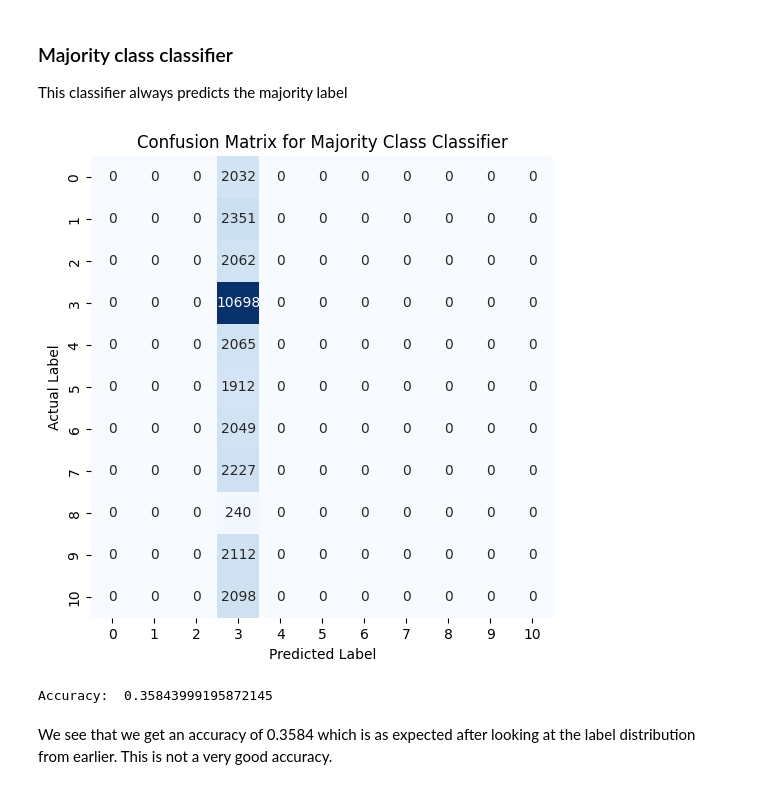
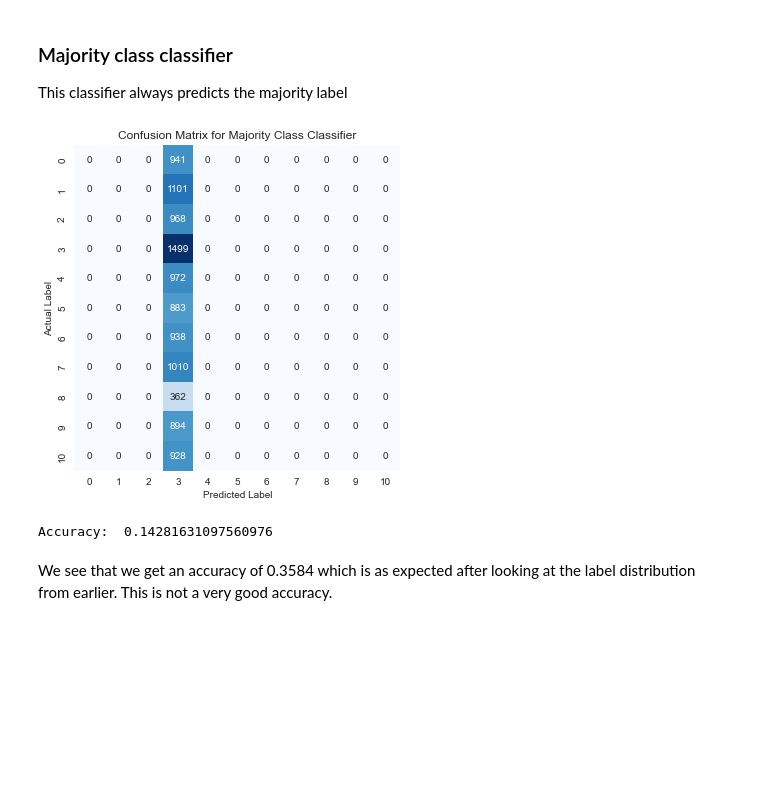
Before and after one commit to Maloha7/digit-recognizer, a Jupyter notebook: digitRecognizer.ipynb, the cells around one changed output. Cells and saved outputs as stored; diff of their text form; code cells hidden in the pictures; blank space fills up the shorter version.

```diff
--- a/digitRecognizer.ipynb
+++ b/digitRecognizer.ipynb
@@ -333,28 +331,25 @@ Label 10: 1747 (8.90%)
 ## Baseline models
 In this section we will look at a couple of baseline models wich we will try to beat with a better performing model later. For these models we will use holdout validation to measure accuracy. Thus we need to use part of the training data to validation data.
 # %%
-X_train, X_val, y_train, y_val = train_test_split(X_train, y_train, test_size=0.2, random_state=42)
+X_train, X_val, y_train, y_val = train_test_split(X_train_resample, y_train_resample, test_size=0.2, random_state=42)
 # %% [markdown]
 ### Majority class classifier
 This classifier always predicts the majority label
 # %%
 #Majority class classifier
 y_pred = np.full(y_val.shape, np.argmax(np.bincount(y_train)))
 
 #Plot the confusion matrix for the majority class classifier
 plot_confusion_matrix(y_val, y_pred, 'Confusion Matrix for Majority Class Classifier')
 
 #Calculate accuracy
 accuracy = accuracy_score(y_val, y_pred)
 
 #Print accuracy
 print("Accuracy: ", accuracy)
-
-#Store the results of the majority class classifier
-store_results('Majority Class Classifier', None, y_pred, accuracy)
 # %% [output]
-[figure, old version]
+[figure, new version]
-Accuracy:  0.35843999195872145
+Accuracy:  0.14281631097560976
 # %% [markdown]
 We see that we get an accuracy of 0.3584 which is as expected after looking at the label distribution from earlier. This is not a very good accuracy.
 # %% [markdown]
```
Also changed, not shown: parts of 22 cells of this notebook.
